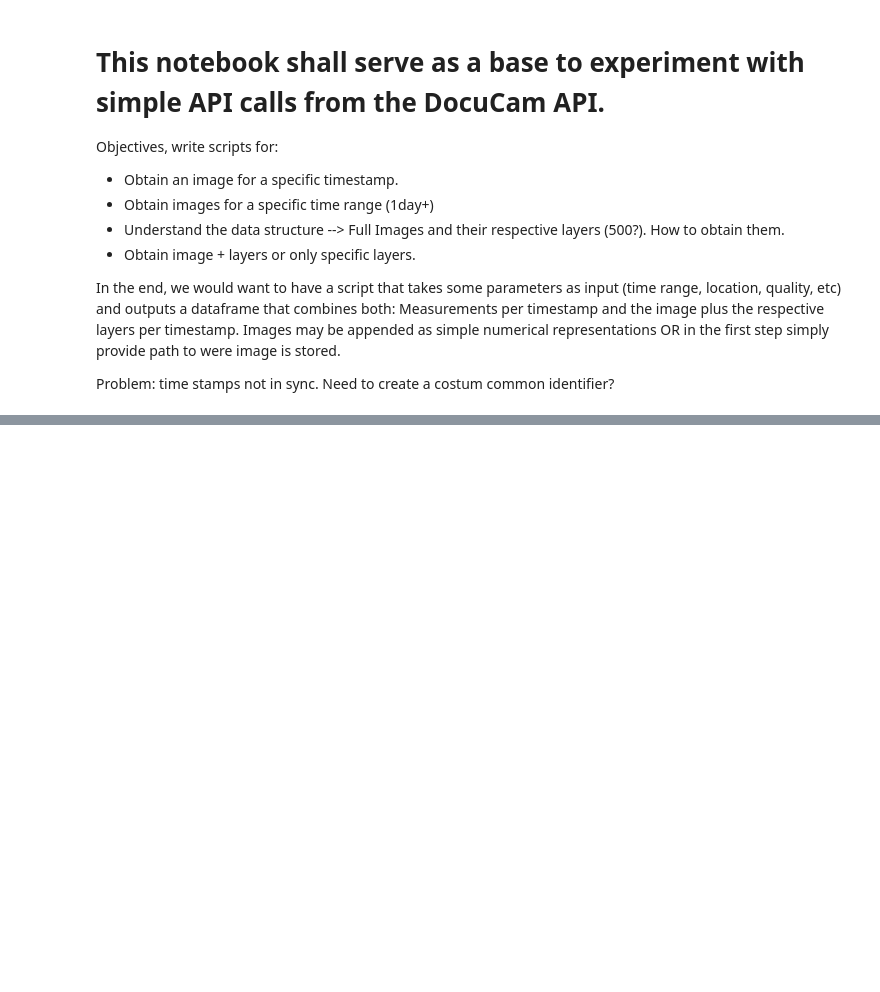
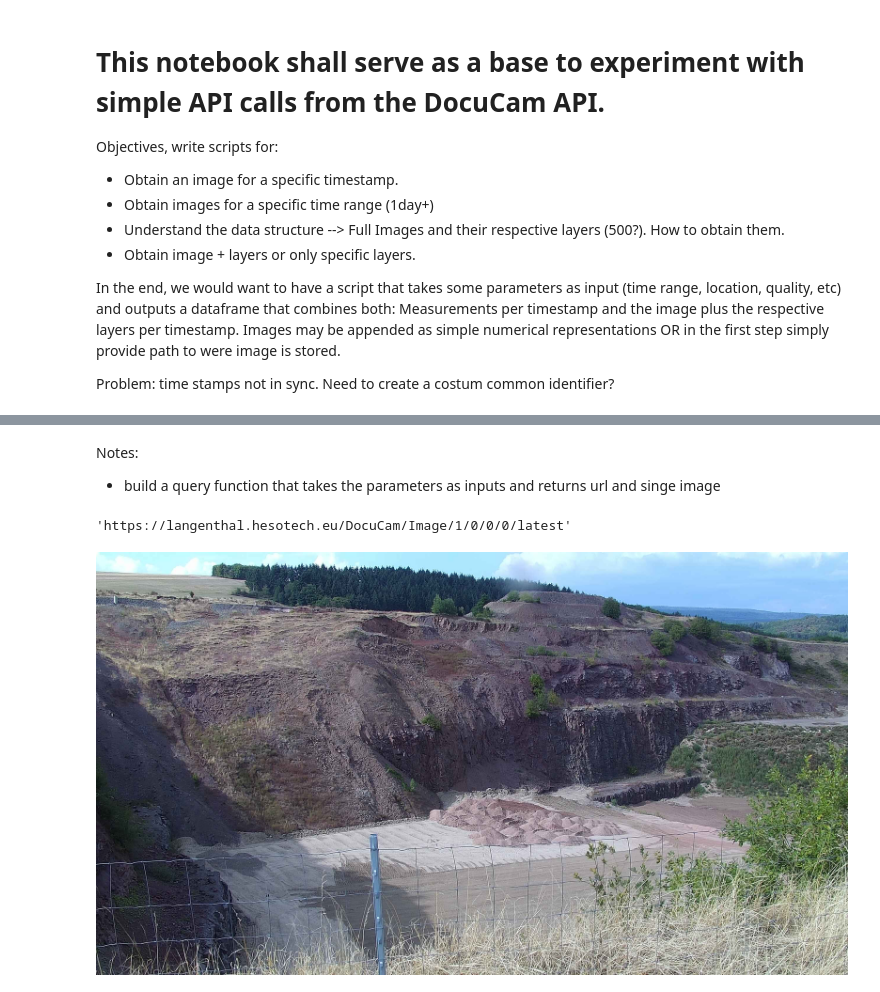
Before and after one commit to jonas-nothnagel/landslide_hesotech, a Jupyter notebook: notebooks/docucam_api.ipynb, the cells around one changed output, grey strips where cells are left out. Drawn from its saved outputs; the diff is of its cells as text; code cells hidden in the pictures; blank space fills up the shorter version.

```diff
--- a/notebooks/docucam_api.ipynb
+++ b/notebooks/docucam_api.ipynb
@@ -22,0 +40,33 @@ clientKey = "../certificates/pilot-users.key"
+# %% [markdown]
+Notes:
+
+* build a query function that takes the parameters as inputs and returns url and singe image
+# %%
+def query_image(scence, layer, column, row, timestamp = "latest") -> str:
+
+    spacing = "/"
+    scence = str(scence) + spacing
+    layer = str(layer) + spacing
+    column = str(column) + spacing
+    row = str(row) + spacing
+    timestamp = str(timestamp)
+
+
+    request_url_base = "https://langenthal.hesotech.eu/DocuCam/Image/"
+
+    url = request_url_base + scence + layer + column + row + timestamp
+
+    headers = {'content-type': 'image/jpeg'}
+
+    r = requests.get(url, headers=headers, cert=(clientCrt, clientKey))
+
+    return url, r
+# %%
+url, r = query_image(1,0,0,0)
+url
+# %% [output]
+'https://langenthal.hesotech.eu/DocuCam/Image/1/0/0/0/latest'
+# %%
+display(Image(r.content))
+# %% [output]
+[figure, added]
```
Also changed, not shown: parts of 4 cells of this notebook, 1 other file.
